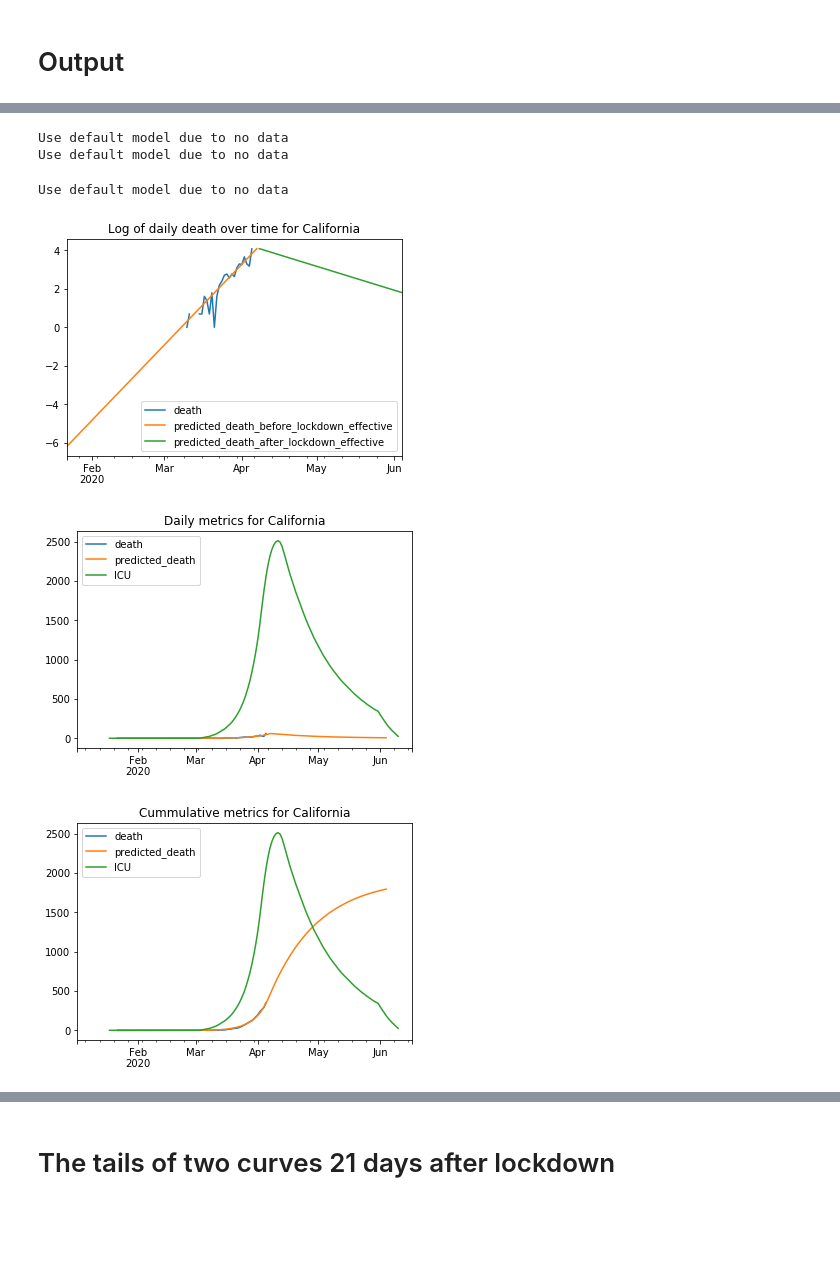
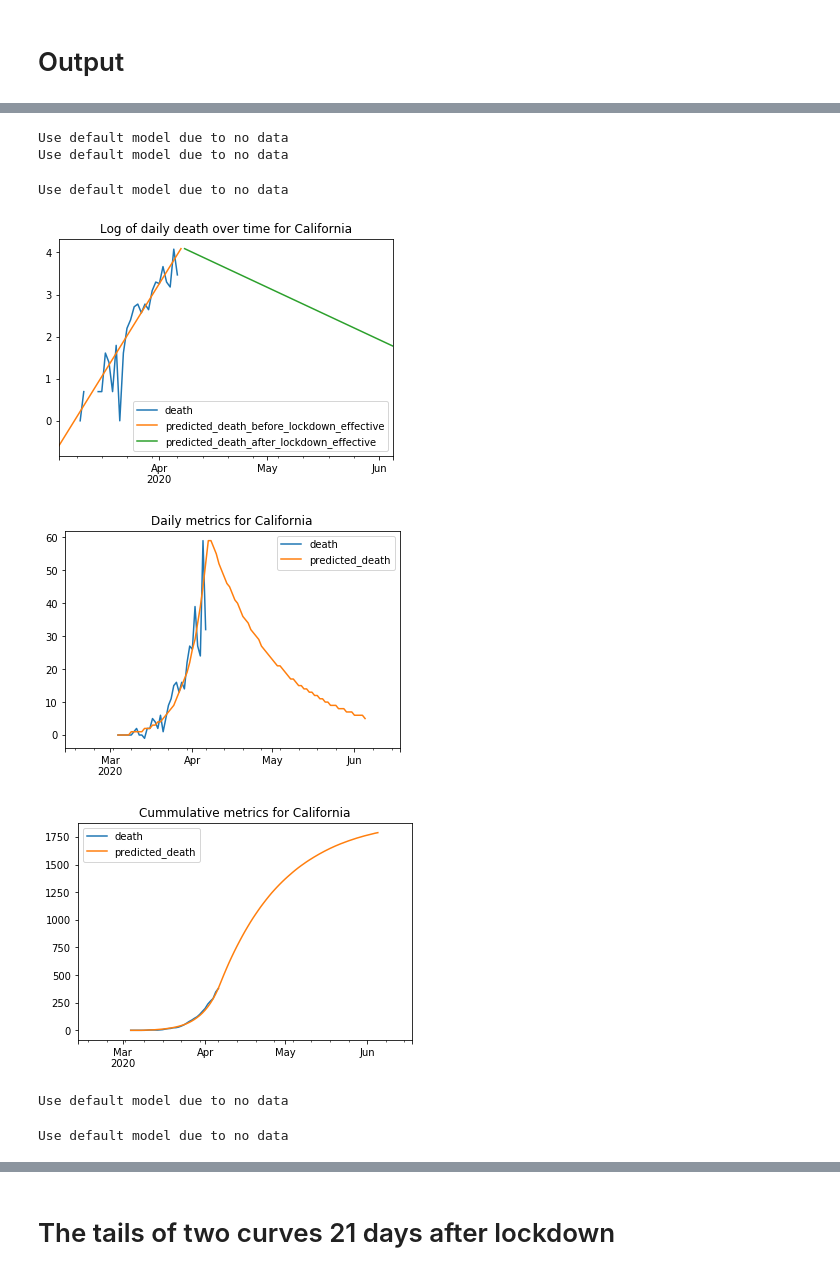
Before and after one commit to huonghuynhsc/COVID-19, a Jupyter notebook: prognosis/Prognosis.ipynb, the cells around one changed output, grey strips where cells are left out. Drawn from its saved outputs; the diff is of its cells as text; code cells hidden in the pictures; blank space fills up the shorter version.

```diff
--- a/prognosis/Prognosis.ipynb
+++ b/prognosis/Prognosis.ipynb
@@ -30,7 +30,3 @@ avg_hospital_time = int(np.round(((HOSPITAL_2_ICU_TIME+ICU_2_DEATH_TIME)*DEATH_R
 def get_global_death_data(csv_file='../csse_covid_19_data/csse_covid_19_time_series/time_series_covid19_deaths_global.csv'):
     death_data = pd.read_csv(csv_file)
     return death_data.rename(index=str, columns={"Country/Region": "Country", "Province/State": "State"})
-# %%
-csv_file='../csse_covid_19_data/csse_covid_19_time_series/time_series_covid19_deaths_US.csv'
-death_data = pd.read_csv(csv_file)
-death_data.head()
@@ -93,7 +47,7 @@ def get_US_death_data_by_state(state):
     US_death_data = get_US_death_data()
     local_death_data = US_death_data.query('State == "{}"'.format(state)).iloc[:,12:].T.sum(axis=1).to_frame()
     local_death_data.index = pd.to_datetime(local_death_data.index)
-    return local_death_data
+    return local_death_data[local_death_data>0].dropna()
 # %%
 def get_US_death_data_by_county_and_state(county, state):
     US_death_data = get_US_death_data()
@@ -381,9 +335,14 @@ Use default model due to no data
 # %%
-plot_metrics_by_state_US('California', lockdown_date='20200319', metrics = ['death', 'predicted_death', 'ICU'])
+plot_metrics_by_state_US('California', lockdown_date='20200319', metrics = ['death', 'predicted_death'])
 # %% [output]
 Use default model due to no data
 Use default model due to no data
 Use default model due to no data
-[figure, old version]
+[figure, new version]
-[figure, old version]
+[figure, new version]
-[figure, old version]
+[figure, new version]
+# %%
+ny_daily, ny_cum = get_metrics_by_state_US('New York', lockdown_date='20200319')
+# %% [output]
+Use default model due to no data
+Use default model due to no data
```
Also changed, not shown: parts of 26 cells of this notebook, 1 other file.
